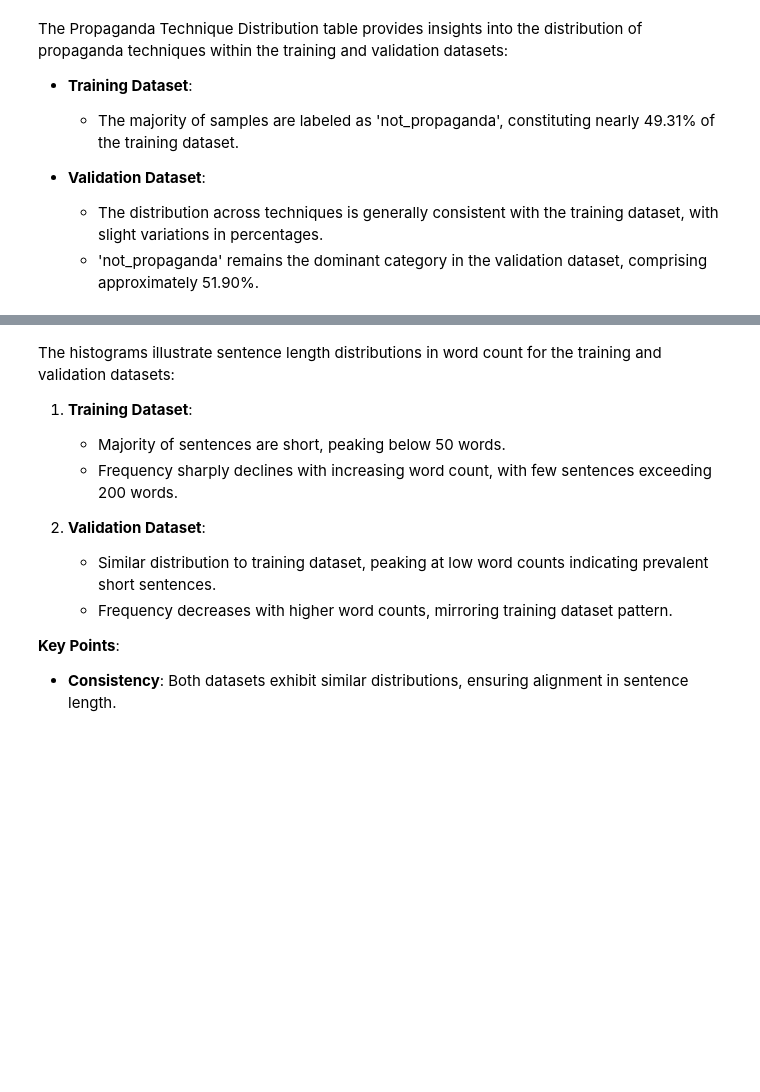
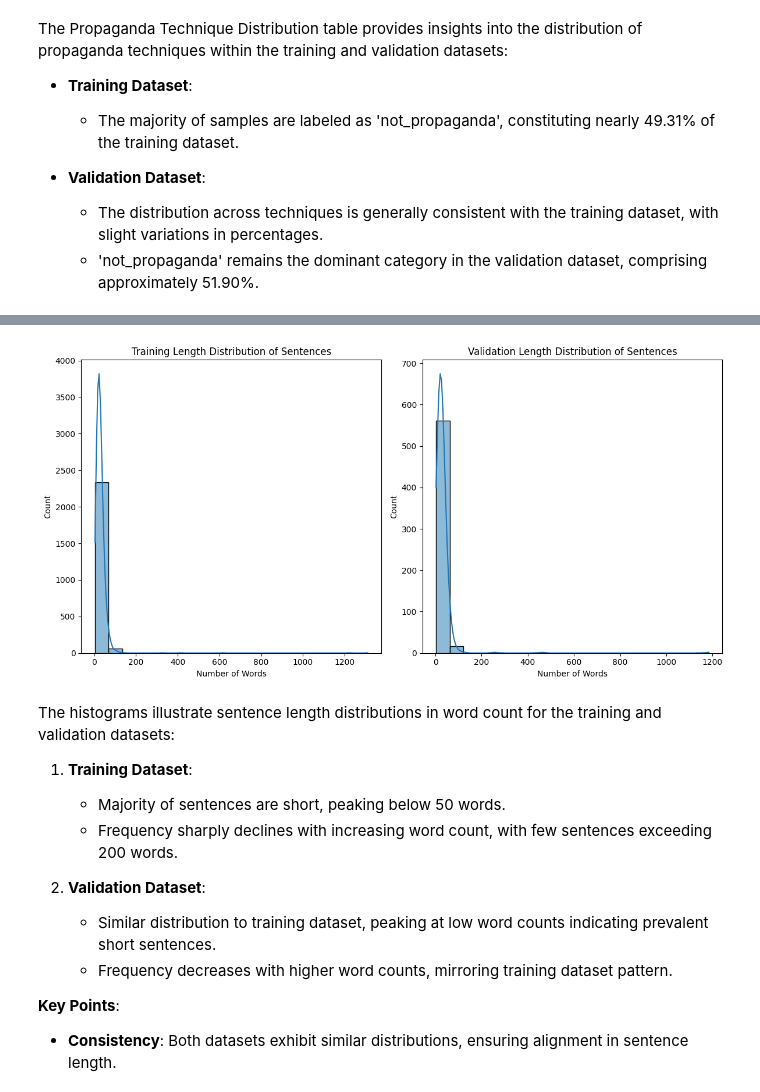
Before and after one commit to anuoluwatuyi/propaganda-detection-3, a Jupyter notebook: notebooks/propaganda_detection.ipynb, the cells around one changed output, grey strips where cells are left out. Drawn from its saved outputs; the diff is of its cells as text; code cells hidden in the pictures; blank space fills up the shorter version.

```diff
--- a/notebooks/propaganda_detection.ipynb
+++ b/notebooks/propaganda_detection.ipynb
@@ -58,8 +61,8 @@ nltk.download('wordnet')
 - After duplicate removal, the training dataset contained 2405 samples and the validation dataset contained 580 samples.
 # %%
 # Load training and validation datasets
-propaganda_train = pd.read_csv('../data/raw/propaganda_train.tsv', delimiter='\t')
-propaganda_val = pd.read_csv('../data/raw/propaganda_test.tsv', delimiter='\t')
+propaganda_train = pd.read_csv('propaganda_dataset/propaganda_train.tsv', delimiter='\t')
+propaganda_val = pd.read_csv('propaganda_dataset/propaganda_val.tsv', delimiter='\t')
 
 # Preview the daatasets
 print("Training dataset:", propaganda_train.shape)
@@ -143,3 +194,22 @@ plt.show()
+# %%
+# Length distribution of sentences
+plt.figure(figsize=(12, 6))
+plt.subplot(1, 2, 1)
+sns.histplot(propaganda_train['tagged_in_context'].apply(lambda x: len(x.split())), bins=20, kde=True)
+plt.title('Training Length Distribution of Sentences')
+plt.xlabel('Number of Words')
+plt.ylabel('Count')
+
+plt.subplot(1, 2, 2)
+sns.histplot(propaganda_val['tagged_in_context'].apply(lambda x: len(x.split())), bins=20, kde=True)
+plt.title('Validation Length Distribution of Sentences')
+plt.xlabel('Number of Words')
+plt.ylabel('Count')
+
+plt.tight_layout()
+plt.show()
+# %% [output]
+[figure, added]
 # %% [markdown]
 The histograms illustrate sentence length distributions in word count for the training and validation datasets:
 
```
Also changed, not shown: parts of 29 cells of this notebook, 2 other files.
